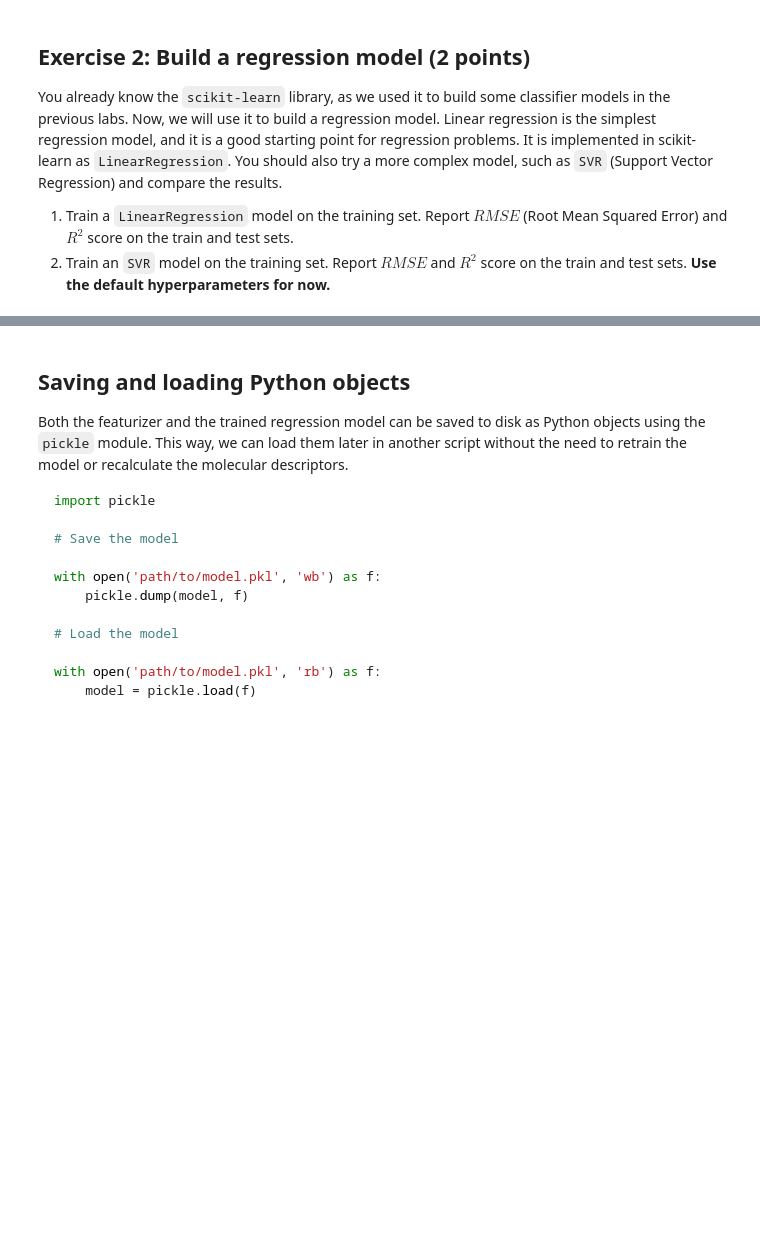
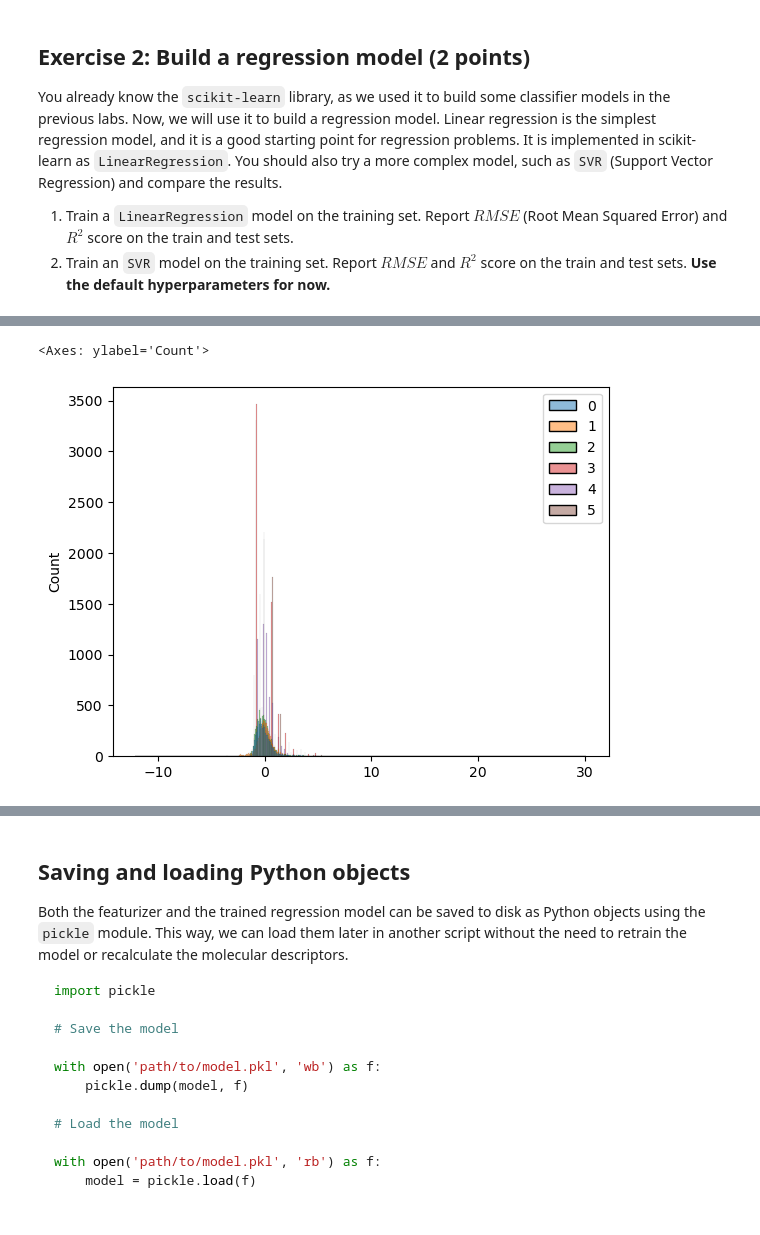
Before and after one commit to JoannaZams/pum-24, a Jupyter notebook: lab4.ipynb, the cells around one changed output, grey strips where cells are left out. Cells and saved outputs as stored; diff of their text form; code cells hidden in the pictures; blank space fills up the shorter version.

```diff
--- a/lab4.ipynb
+++ b/lab4.ipynb
@@ -67,4 +71,5 @@ Let's use the newly calculated molecular descriptors as input features, and the
 # %%
 # Split the dataset into training and test sets
+from sklearn.model_selection import train_test_split
 
-X_train, X_test, y_train, y_test = ...
+X_train, X_test, y_train, y_test = train_test_split(X, y, test_size=0.2, random_state=42)
@@ -79,11 +91,33 @@ You already know the `scikit-learn` library, as we used it to build some classif
 from sklearn.linear_model import LinearRegression
 from sklearn.svm import SVR
 from sklearn.metrics import mean_squared_error
+import math
 
 lr = LinearRegression()
 
-...
+lr.fit(X_train_nosmiles, y_train)
+train_pred = lr.predict(X_train_nosmiles)
+#print('Training accuracy:', mean_squared_error(y_train, train_pred))
+
+test_pred = lr.predict(X_test_nosmiles)
+#print('Testing accuracy:', mean_squared_error(y_test, test_pred))
+lr_r2_train=mean_squared_error(y_train, train_pred)
+lr_rmse_train=math.sqrt(lr_r2_train)
+lr_r2_test=mean_squared_error(y_test, test_pred)
+lr_rmse_test=math.sqrt(lr_r2_test)
 
 svr = SVR()
+svr.fit(X_train_nosmiles, y_train)
 
-...
+pred_svr_train=svr.predict(X_train_nosmiles)
+pred_svr_test=svr.predict(X_test_nosmiles)
+
+svr_r2_train=mean_squared_error(y_train, pred_svr_train)
+svr_rmse_train=math.sqrt(svr_r2_train)
+svr_r2_test=mean_squared_error(y_test, pred_svr_test)
+svr_rmse_test=math.sqrt(svr_r2_test)
+
+print("Linear Regression\n", "Train R^2:", lr_r2_train, "\n Test R^2:", lr_r2_test)
+print(" RMSE train:", lr_rmse_train, "\n RMSE test:'", lr_rmse_test)
+print("\nSVR\n", "Train R^2:", svr_r2_train, "\n Test R^2:", svr_r2_test)
+print(" RMSE train:", svr_rmse_train, "\n RMSE test:'", svr_rmse_test)
@@ -124,4 +170,19 @@ X_test = scaler.transform(X_test)
 # %%
 from sklearn.preprocessing import StandardScaler
 
-...
+#standaryzacja - do rozkł normalnego
+#normalizacja - do [0,1]
+# transformacji uczymy na zbiorze treningowym!
+# osobno na treningowym i testowy, żeby uniknąć data leak
+
+scaler = StandardScaler()
+
+X_train_std = scaler.fit_transform(X_train_nosmiles)
+X_test_std = scaler.transform(X_test_nosmiles)
+# %%
+import seaborn as sns
+
+sns.histplot(X_train_std)
+# %% [output]
+<Axes: ylabel='Count'>
+[figure, added]
```
Also changed, not shown: parts of 18 cells of this notebook, 10 other files.
